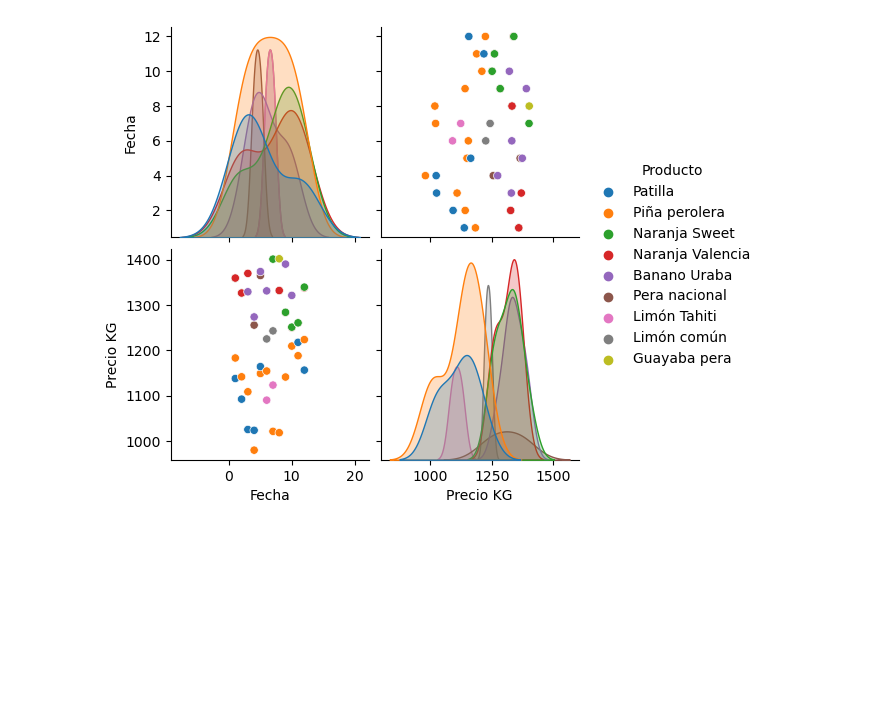
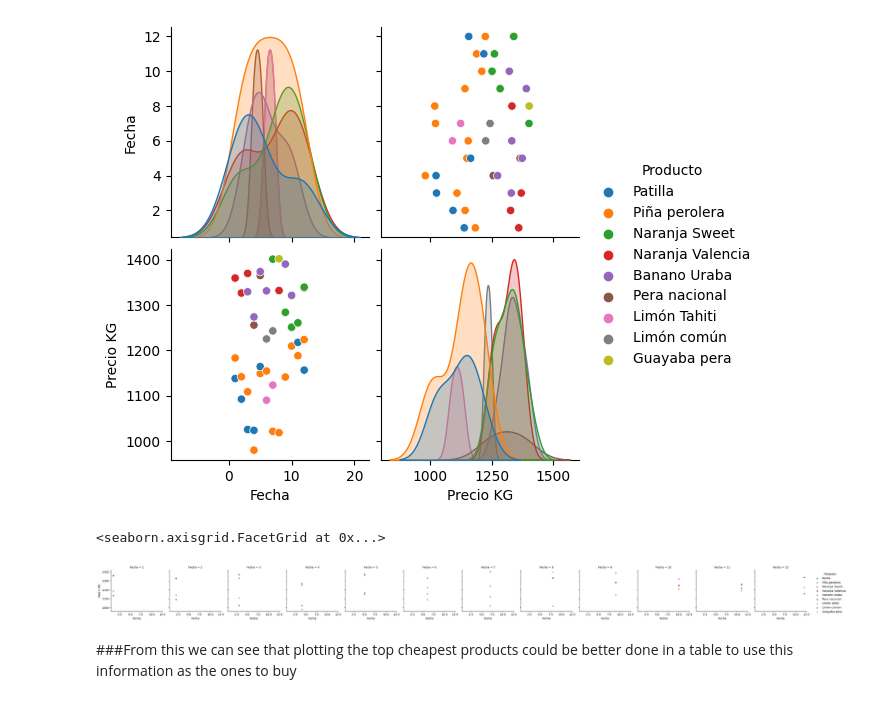
Before and after one commit to RioDeMilo/RETAIL-PRICES-COLOMBIA, a Jupyter notebook: IPC1823.ipynb, the cells around one changed output. Saved outputs shown, nothing was run; the diff lists cells and outputs as text; code cells hidden in the pictures; blank space fills up the shorter version.

```diff
--- a/IPC1823.ipynb
+++ b/IPC1823.ipynb
@@ -1000,3 +992,12 @@ sns.pairplot(x, hue="Producto")
 # %% [output]
 <seaborn.axisgrid.PairGrid at 0x...>
 [figure]
+# %%
+g = sns.FacetGrid(x, col="Fecha", hue="Producto")
+g.map(sns.scatterplot, "Fecha", "Precio KG", alpha=.7)
+g.add_legend()
+# %% [output]
+<seaborn.axisgrid.FacetGrid at 0x...>
+[figure, added]
+# %% [markdown]
+###From this we can see that plotting the top cheapest products could be better done in a table to use this information as the ones to buy
```
Also changed, not shown: parts of 14 cells of this notebook.
